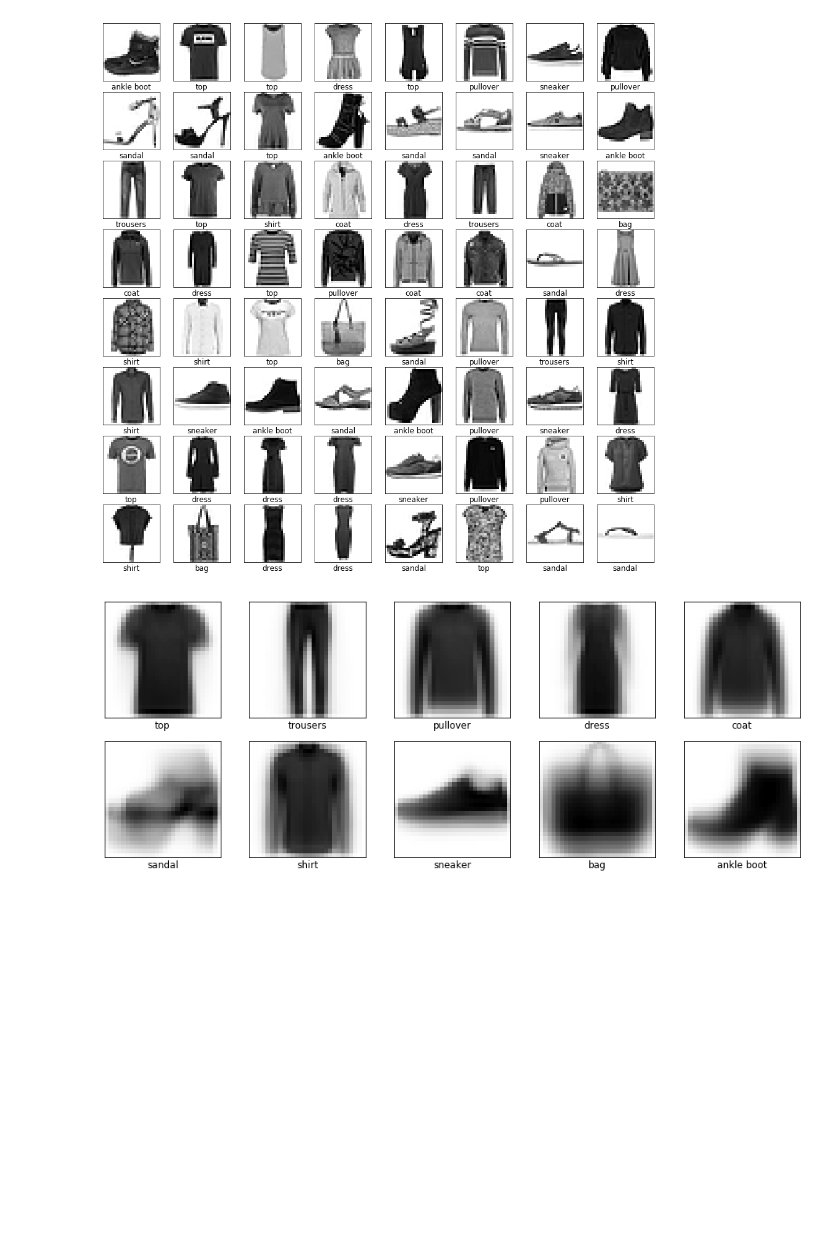
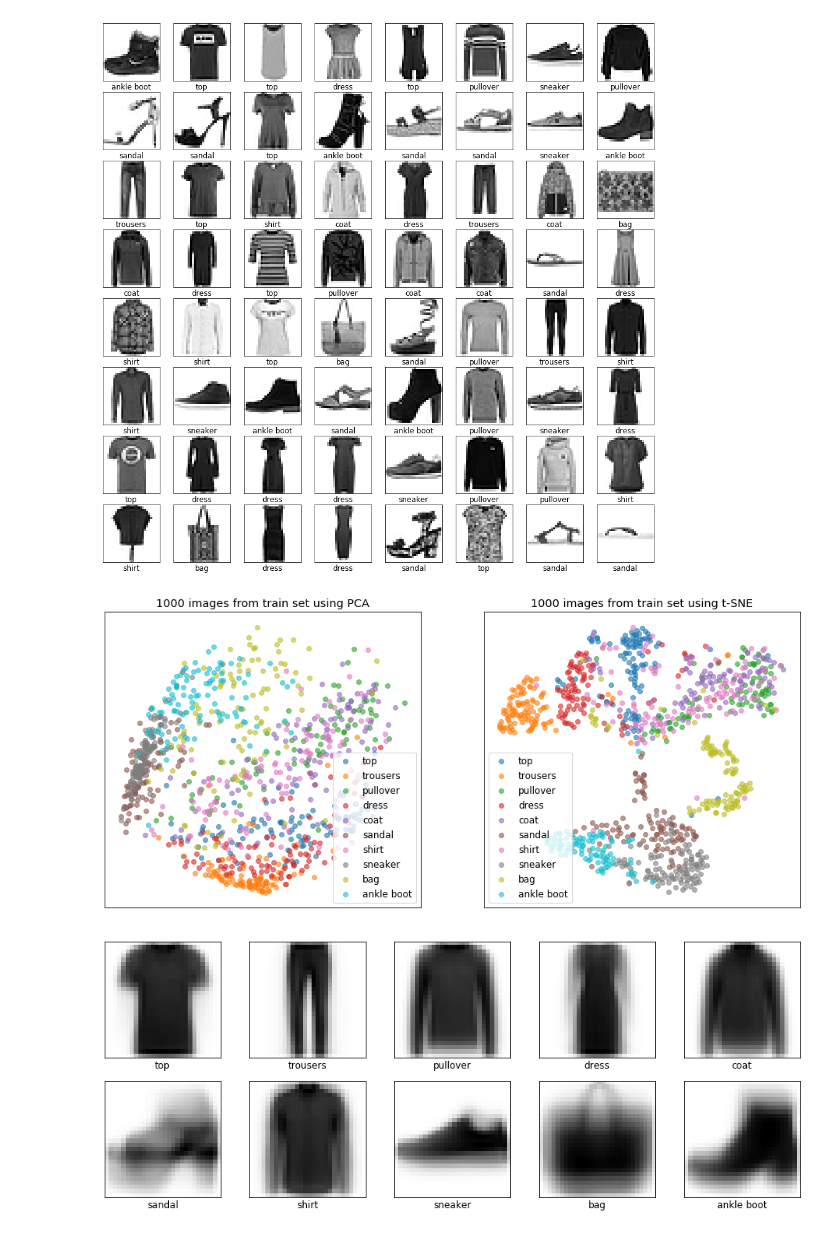
Before and after one commit to czyzi0/ml-notebooks, a Jupyter notebook: notebooks/fashion-mnist-classification.ipynb, the cells around one changed output. Cells and saved outputs as stored; diff of their text form; code cells hidden in the pictures; blank space fills up the shorter version.

```diff
--- a/notebooks/fashion-mnist-classification.ipynb
+++ b/notebooks/fashion-mnist-classification.ipynb
@@ -52,6 +50,24 @@ for i in range(64):
 plt.show()
 # %% [output]
 [figure]
+# %%
+plt.figure(figsize=(16, 7))
+for i, (algorithm_name, algorithm) in enumerate([
+        ('PCA', PCA(n_components=2)), ('t-SNE', TSNE(n_components=2))]):
+    x = algorithm.fit_transform(train_x[:1000].reshape(-1, 784))
+    y = train_y[:1000]
+    data = [(class_, x[y == i]) for i, class_ in enumerate(classes)]
+
+    plt.subplot(1, 2, i + 1)
+    for class_, points in data:
+        plt.scatter(points[:, 0], points[:, 1], alpha=0.6, label=class_)
+    plt.title(f'1000 images from train set using {algorithm_name}')
+    plt.legend()
+    plt.xticks([])
+    plt.yticks([])
+plt.show()
+# %% [output]
+[figure, added]
 # %%
 centroids = [(class_, np.mean(train_x[train_y == i], axis=0)) for i, class_ in enumerate(classes)]
 
```
Also changed, not shown: parts of 15 cells of this notebook.
